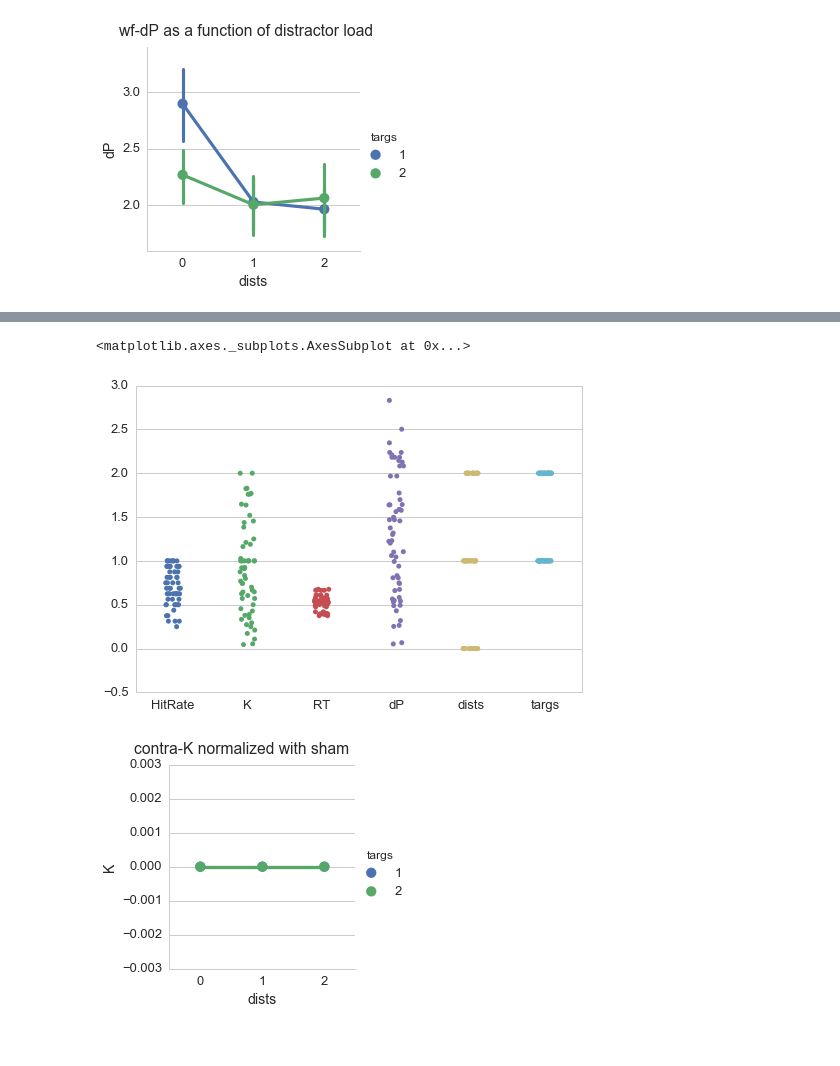
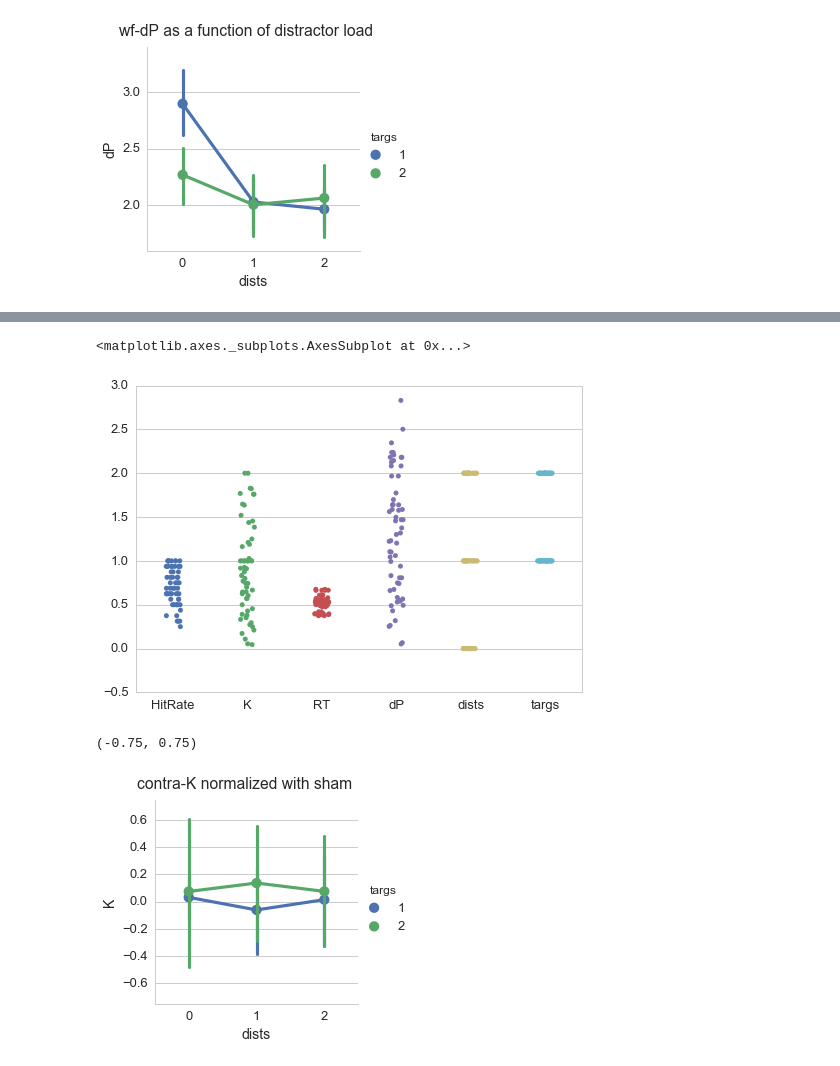
Before and after one commit to alexgonzl/tacs_vmw_alpha, a Jupyter notebook: dataVisualization.ipynb, the cells around one changed output, grey strips where cells are left out. Saved outputs shown, nothing was run; the diff lists cells and outputs as text; code cells hidden in the pictures.

Commit message:
Rehaul of data analysis

```diff
--- a/dataVisualization.ipynb
+++ b/dataVisualization.ipynb
@@ -123,6 +124,7 @@ for sheet in shamDataSheets:
         lRow['targs'] = str(HFconds[key][0])
         lRow['dists'] = str(HFconds[key][1])
         shamData = shamData.append(lRow)
+    for key in HFconds:
         rRow = pd.Series([rKs[key],rHitRates[key],rRTs[key],rdPrimes[key]],name=shamDataIndeces[i], index=dataColumns)
         rRow['targs'] = str(HFconds[key][0])
         rRow['dists'] = str(HFconds[key][1])
@@ -228,11 +248,11 @@ sns.stripplot(data=ipsiData, jitter=True)
 sns.stripplot(data=shamData, jitter=True)
 # %% [output]
 <matplotlib.axes._subplots.AxesSubplot at 0x...>
-[figure, old version]
+[figure, new version]
 # %%
 cData = contraData.reset_index()
-iData = contraData.reset_index()
-sData = contraData.reset_index()
+iData = ipsiData.reset_index()
+sData = shamData.reset_index()
 normData = pd.DataFrame()
 normData['contraK'] = cData['K'].sub(sData['K'], axis=0)
 normData['ipsiK'] = iData['K'].sub(sData['K'], axis=0)
@@ -243,10 +263,12 @@ normData['dists'] = cData['dists']
 # %%
 contraNormKGraph = sns.factorplot(data=normData,x='dists',y='contraK',hue='targs')
 contraNormKGraph.fig.suptitle('contra-K normalized with sham')
 contraNormKGraph.set_axis_labels('dists', 'K')
 contraNormKGraph.fig.subplots_adjust(top=.9)
+plt.ylim(-.75, .75)
 # %% [output]
+(-0.75, 0.75)
-[figure, old version]
+[figure, new version]
 # %%
 ipsiNormKGraph = sns.factorplot(data=normData,x='dists',y='ipsiK',hue='targs')
 ipsiNormKGraph.fig.suptitle('ipsi-K normalized with sham')
```
Also changed, not shown: parts of 16 cells of this notebook, 4 other files.
